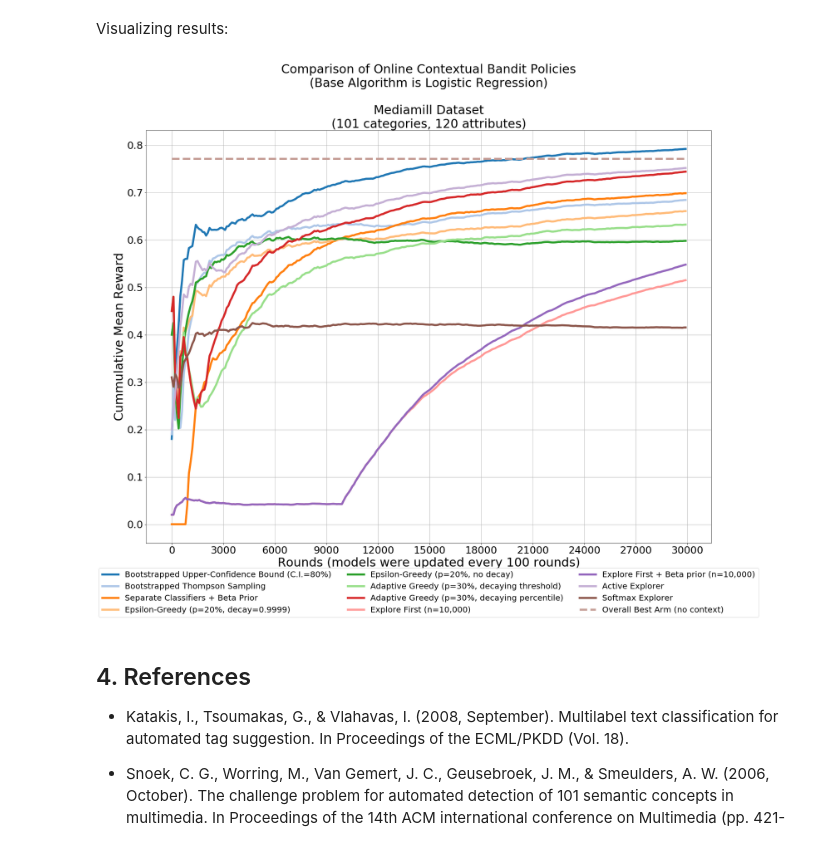
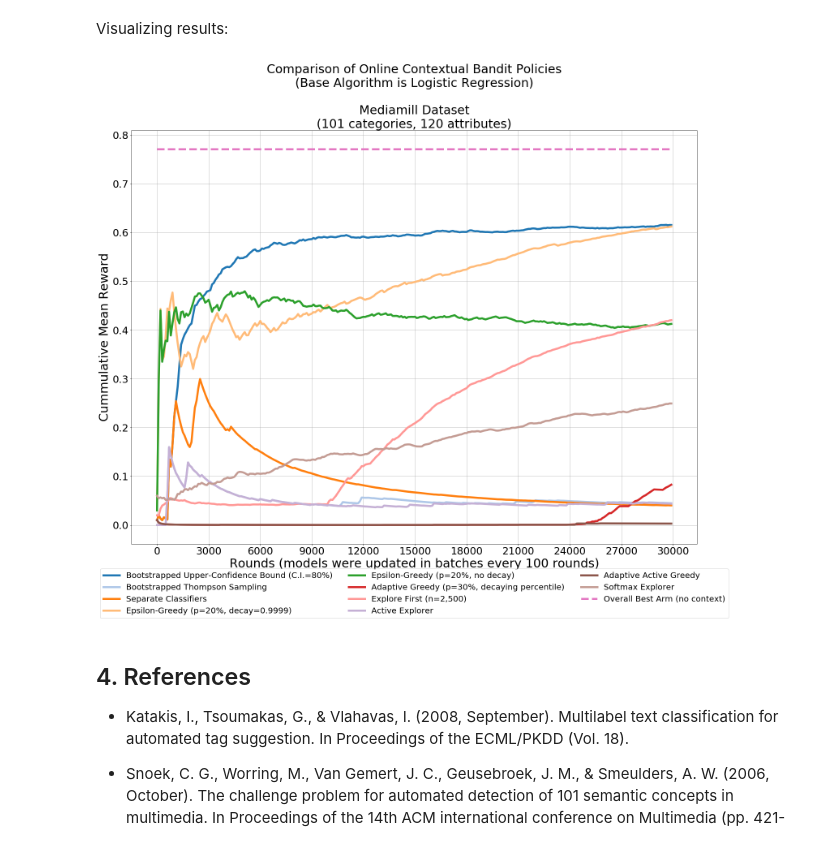
Before and after one commit to david-cortes/contextualbandits, a Jupyter notebook: example/online_contextual_bandits.ipynb, the cells around one changed output. Cells and saved outputs as stored; diff of their text form; code cells hidden in the pictures.

```diff
--- a/example/online_contextual_bandits.ipynb
+++ b/example/online_contextual_bandits.ipynb
@@ -406,3 +418,32 @@ softmax_explorer=SoftmaxExplorer(base_algorithm=LogisticRegression(), nchoices=n
+# %%
+from sklearn.linear_model import SGDClassifier
+from contextualbandits.online import BootstrappedUCB, BootstrappedTS, SeparateClassifiers,\
+            EpsilonGreedy, AdaptiveGreedy, ExploreFirst, ActiveExplorer, SoftmaxExplorer
+
+nchoices=y.shape[1]
+
+bootstrapped_ucb=BootstrappedUCB(base_algorithm=SGDClassifier(loss='log',n_jobs=-1), nchoices=nchoices,
+                                 batch_train=True, smooth_predictions=True, beta_prior=None)
+bootstrapped_ts=BootstrappedTS(base_algorithm=SGDClassifier(loss='log',n_jobs=-1), nchoices=nchoices,
+                                 batch_train=True, smooth_predictions=True, beta_prior=None)
+one_vs_rest=SeparateClassifiers(base_algorithm=SGDClassifier(loss='log',n_jobs=-1), nchoices=nchoices,
+                                 batch_train=True, smooth_predictions=True, beta_prior=None)
+epsilon_greedy=EpsilonGreedy(base_algorithm=SGDClassifier(loss='log',n_jobs=-1), nchoices=nchoices,
+                                 batch_train=True, smooth_predictions=True, beta_prior=None)
+epsilon_greedy_nodecay=EpsilonGreedy(base_algorithm=SGDClassifier(loss='log',n_jobs=-1),
+                                     nchoices=nchoices, decay=None,
+                                     batch_train=True, smooth_predictions=True, beta_prior=None)
+adaptive_greedy_perc=AdaptiveGreedy(base_algorithm=SGDClassifier(loss='log',n_jobs=-1), nchoices=nchoices,
+                                    decay_type='percentile', decay=0.9999,
+                                    batch_train=True, smooth_predictions=True, beta_prior=None)
+explore_first=ExploreFirst(base_algorithm=SGDClassifier(loss='log',n_jobs=-1), nchoices=nchoices, explore_rounds=10000,
+                                 batch_train=True, smooth_predictions=True, beta_prior=None)
+active_explorer=ActiveExplorer(nchoices=nchoices,
+                                 batch_train=True, smooth_predictions=True, beta_prior=None, random_seed=123)
+adaptive_active_greedy=AdaptiveGreedy(base_algorithm=SGDClassifier(loss='log',n_jobs=-1), nchoices=nchoices,
+                                greedy_choice='min', batch_train=True, smooth_predictions=True, beta_prior=None)
+softmax_explorer=SoftmaxExplorer(base_algorithm=SGDClassifier(loss='log',n_jobs=-1), nchoices=nchoices,
+                                 batch_train=True, smooth_predictions=True, beta_prior=None)
 # %% [markdown]
 Now running the experiment:
 # %%
@@ -561,41 +594,40 @@ def get_mean_reward(reward_lst, batch_size=batch_size):
     return mean_rew
 
 rcParams['figure.figsize'] = 25, 15
 lwd=5
 cmap = plt.get_cmap('tab20')
 colors=plt.cm.tab20(np.linspace(0,1,20))
 
 plt.plot(get_mean_reward(rewards_ucb), label="Bootstrapped Upper-Confidence Bound (C.I.=80%)",linewidth=lwd,color=colors[0])
 plt.plot(get_mean_reward(rewards_ts), label="Bootstrapped Thompson Sampling",linewidth=lwd,color=colors[1])
-plt.plot(get_mean_reward(rewards_ovr), label="Separate Classifiers + Beta Prior",linewidth=lwd,color=colors[2])
+plt.plot(get_mean_reward(rewards_ovr), label="Separate Classifiers",linewidth=lwd,color=colors[2])
 plt.plot(get_mean_reward(rewards_egr), label="Epsilon-Greedy (p=20%, decay=0.9999)",linewidth=lwd,color=colors[3])
 plt.plot(get_mean_reward(rewards_egr2), label="Epsilon-Greedy (p=20%, no decay)",linewidth=lwd,color=colors[4])
-plt.plot(get_mean_reward(rewards_agr), label="Adaptive Greedy (p=30%, decaying threshold)",linewidth=lwd,color=colors[5])
 plt.plot(get_mean_reward(rewards_agr2), label="Adaptive Greedy (p=30%, decaying percentile)",linewidth=lwd,color=colors[6])
-plt.plot(get_mean_reward(rewards_efr), label="Explore First (n=10,000)",linewidth=lwd,color=colors[7])
-plt.plot(get_mean_reward(rewards_efr2), label="Explore First + Beta prior (n=10,000)",linewidth=lwd,color=colors[8])
+plt.plot(get_mean_reward(rewards_efr), label="Explore First (n=2,500)",linewidth=lwd,color=colors[7])
 plt.plot(get_mean_reward(rewards_ac), label="Active Explorer",linewidth=lwd,color=colors[9])
-plt.plot(get_mean_reward(rewards_sft), label="Softmax Explorer",linewidth=lwd,color=colors[10])
-plt.plot(np.repeat(y.mean(axis=0).max(),len(rewards_sft)), label="Overall Best Arm (no context)",linewidth=lwd,color=colors[11],ls='dashed')
+plt.plot(get_mean_reward(rewards_aac), label="Adaptive Active Greedy",linewidth=lwd,color=colors[10])
+plt.plot(get_mean_reward(rewards_sft), label="Softmax Explorer",linewidth=lwd,color=colors[11])
+plt.plot(np.repeat(y.mean(axis=0).max(),len(rewards_sft)), label="Overall Best Arm (no context)",linewidth=lwd,color=colors[12],ls='dashed')
 
 ax = plt.subplot(111)
 box = ax.get_position()
 ax.set_position([box.x0, box.y0 + box.height * 0.1,
                  box.width, box.height * 1.25])
 ax.legend(loc='upper center', bbox_to_anchor=(0.5, -0.05),
           fancybox=True, ncol=3, prop={'size':20})
 
 
 plt.tick_params(axis='both', which='major', labelsize=25)
 plt.xticks([i*30 for i in range(11)], [i*100 for i in range(0,330,30)])
 
-plt.xlabel('Rounds (models were updated every 100 rounds)',size=30)
+plt.xlabel('Rounds (models were updated in batches every 100 rounds)',size=30)
 plt.ylabel('Cummulative Mean Reward',size=30)
 plt.title('Comparison of Online Contextual Bandit Policies\n(Base Algorithm is Logistic Regression)\n\nMediamill Dataset\n(101 categories, 120 attributes)',size=30)
 plt.grid()
 plt.show()
 # %% [output]
-[figure, old version]
+[figure, new version]
 # %% [markdown]
 <a id="p4"></a>
 ## 4. References
```
Also changed, not shown: parts of 8 cells of this notebook, 5 other files.
